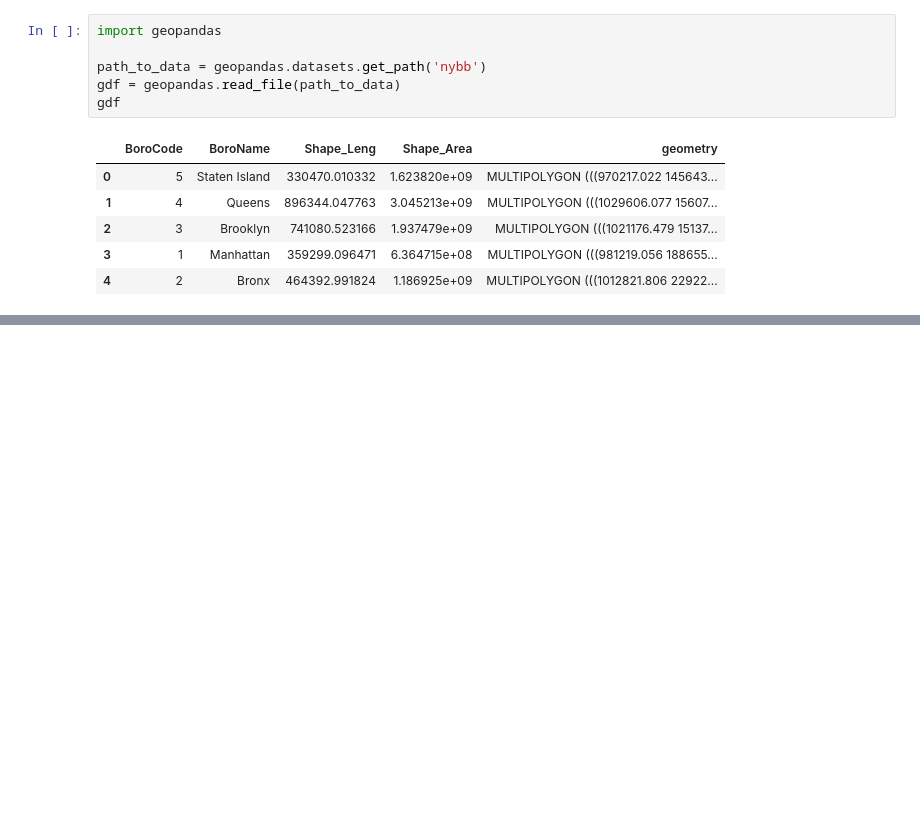
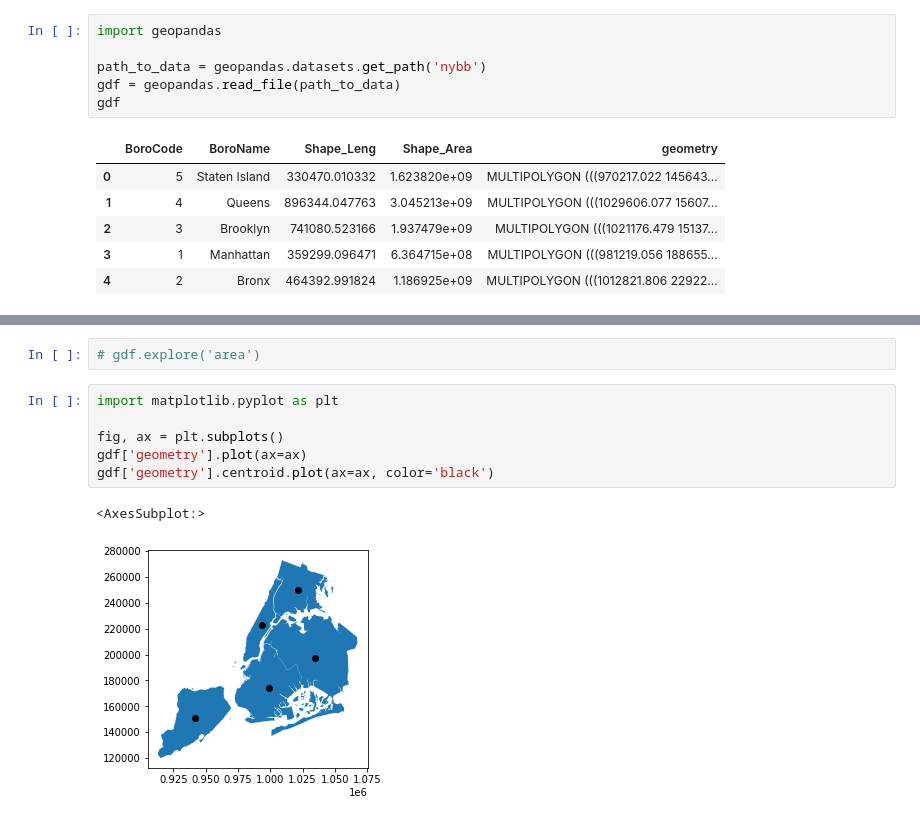
Before and after one commit to StanleyTuz/bayesian-ml, a Jupyter notebook: geopandas/nb.ipynb, the cells around one changed output, grey strips where cells are left out. Saved outputs shown, nothing was run; the diff lists cells and outputs as text; blank space fills up the shorter version.

```diff
--- a/geopandas/nb.ipynb
+++ b/geopandas/nb.ipynb
@@ -13,0 +71,11 @@ gdf
+# %%
+# gdf.explore('area')
+# %%
+import matplotlib.pyplot as plt
+
+fig, ax = plt.subplots()
+gdf['geometry'].plot(ax=ax)
+gdf['geometry'].centroid.plot(ax=ax, color='black')
+# %% [output]
+<AxesSubplot:>
+[figure, added]
```
Also changed, not shown: parts of 9 cells of this notebook.
